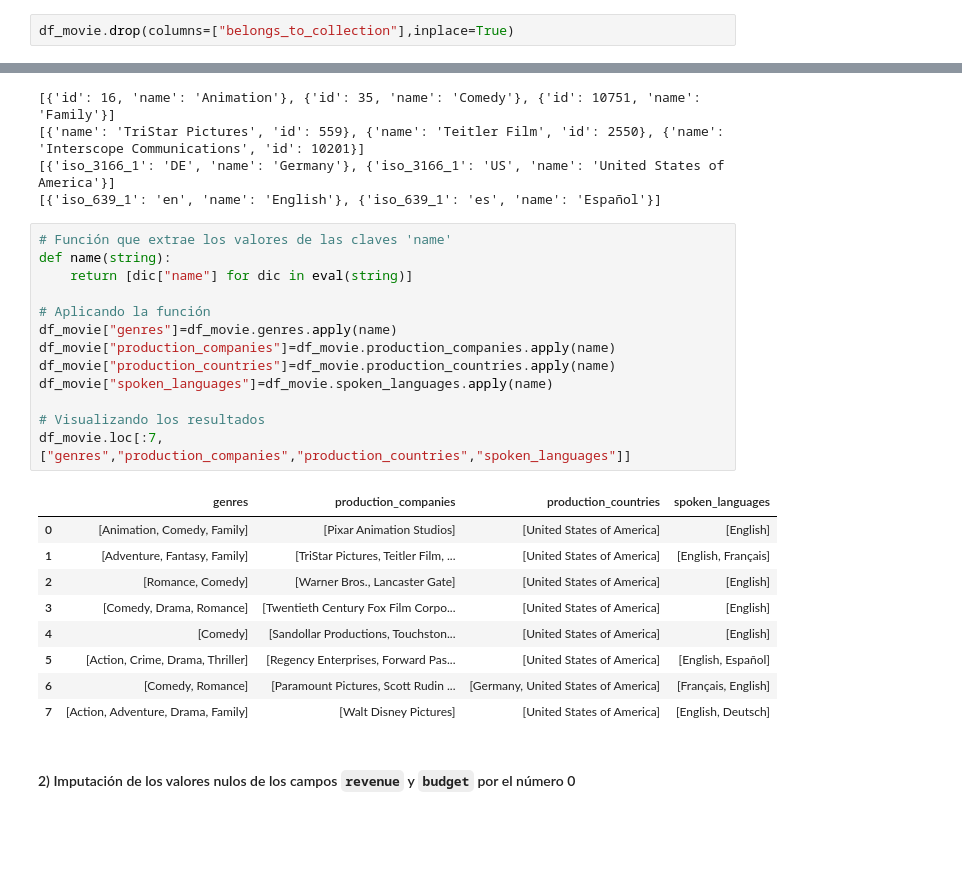
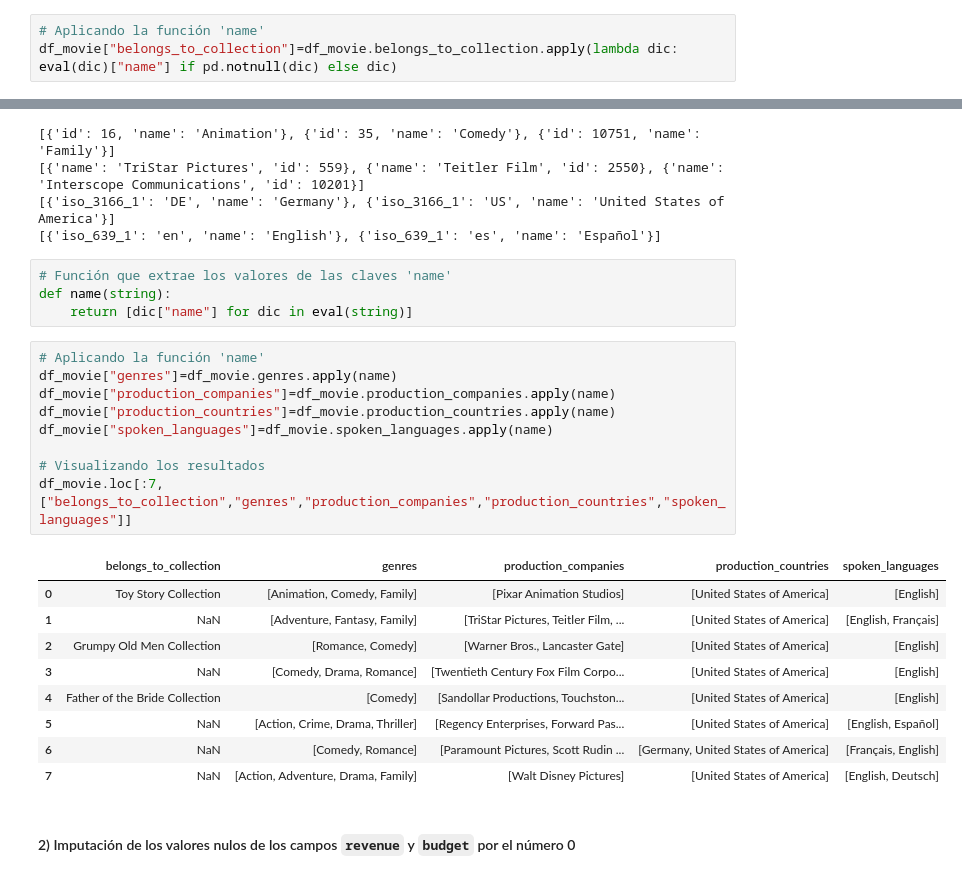
Before and after one commit to JersonGB22/ProyectoIndividual1_MLOps_IMDb, a Jupyter notebook: Transformaciones.ipynb, the cells around one changed output, grey strips where cells are left out. Saved outputs shown, nothing was run; the diff lists cells and outputs as text; blank space fills up the shorter version.

```diff
--- a/Transformaciones.ipynb
+++ b/Transformaciones.ipynb
@@ -87,8 +87,9 @@ Este campo almacena las rutas relativas de las imágenes de las películas. Sin
 df_movie.belongs_to_collection[0]
 # %% [output]
 "{'id': 10194, 'name': 'Toy Story Collection', 'poster_path': '/7G9915LfUQ2lVfwMEEhDsn3kT4B.jpg', 'backdrop_path': '/9FBwqcd9IRruEDUrTdcaafOMKUq.jpg'}"
-# %%
-df_movie.drop(columns=["belongs_to_collection"],inplace=True)
+# %%
+# Aplicando la función 'name'
+df_movie["belongs_to_collection"]=df_movie.belongs_to_collection.apply(lambda dic: eval(dic)["name"] if pd.notnull(dic) else dic)
 # %% [markdown]
 * Columnas `genres`, `production_companies`, ``production_countries`` y `spoken_languages`
 # %% [markdown]
@@ -103,29 +104,29 @@ print(df_movie.spoken_languages[5])
 [{'name': 'TriStar Pictures', 'id': 559}, {'name': 'Teitler Film', 'id': 2550}, {'name': 'Interscope Communications', 'id': 10201}]
 [{'iso_3166_1': 'DE', 'name': 'Germany'}, {'iso_3166_1': 'US', 'name': 'United States of America'}]
 [{'iso_639_1': 'en', 'name': 'English'}, {'iso_639_1': 'es', 'name': 'Español'}]
+# %%
+# Función que extrae los valores de las claves 'name'
+def name(string):
+    return [dic["name"] for dic in eval(string)]
 # %%
-# Función que extrae los valores de las claves 'name'
-def name(string):
-    return [dic["name"] for dic in eval(string)]
-
-# Aplicando la función
+# Aplicando la función 'name'
 df_movie["genres"]=df_movie.genres.apply(name)
 df_movie["production_companies"]=df_movie.production_companies.apply(name)
 df_movie["production_countries"]=df_movie.production_countries.apply(name)
 df_movie["spoken_languages"]=df_movie.spoken_languages.apply(name)
 
 # Visualizando los resultados
-df_movie.loc[:7,["genres","production_companies","production_countries","spoken_languages"]]
+df_movie.loc[:7,["belongs_to_collection","genres","production_companies","production_countries","spoken_languages"]]
 # %% [output]
-|  | genres | production_companies | production_countries | spoken_languages |
-| 0 | [Animation, Comedy, Family] | [Pixar Animation Studios] | [United States of America] | [English] |
-| 1 | [Adventure, Fantasy, Family] | [TriStar Pictures, Teitler Film, ... | [United States of America] | [English, Français] |
-| 2 | [Romance, Comedy] | [Warner Bros., Lancaster Gate] | [United States of America] | [English] |
-| 3 | [Comedy, Drama, Romance] | [Twentieth Century Fox Film Corpo... | [United States of America] | [English] |
-| 4 | [Comedy] | [Sandollar Productions, Touchston... | [United States of America] | [English] |
-| 5 | [Action, Crime, Drama, Thriller] | [Regency Enterprises, Forward Pas... | [United States of America] | [English, Español] |
-| 6 | [Comedy, Romance] | [Paramount Pictures, Scott Rudin ... | [Germany, United States of America] | [Français, English] |
-| 7 | [Action, Adventure, Drama, Family] | [Walt Disney Pictures] | [United States of America] | [English, Deutsch] |
+|  | belongs_to_collection | genres | production_companies | production_countries | spoken_languages |
+| 0 | Toy Story Collection | [Animation, Comedy, Family] | [Pixar Animation Studios] | [United States of America] | [English] |
+| 1 | NaN | [Adventure, Fantasy, Family] | [TriStar Pictures, Teitler Film, ... | [United States of America] | [English, Français] |
+| 2 | Grumpy Old Men Collection | [Romance, Comedy] | [Warner Bros., Lancaster Gate] | [United States of America] | [English] |
+| 3 | NaN | [Comedy, Drama, Romance] | [Twentieth Century Fox Film Corpo... | [United States of America] | [English] |
+| 4 | Father of the Bride Collection | [Comedy] | [Sandollar Productions, Touchston... | [United States of America] | [English] |
+| 5 | NaN | [Action, Crime, Drama, Thriller] | [Regency Enterprises, Forward Pas... | [United States of America] | [English, Español] |
+| 6 | NaN | [Comedy, Romance] | [Paramount Pictures, Scott Rudin ... | [Germany, United States of America] | [Français, English] |
+| 7 | NaN | [Action, Adventure, Drama, Family] | [Walt Disney Pictures] | [United States of America] | [English, Deutsch] |
 # %% [markdown]
 #### 2) Imputación de los valores nulos de los campos ``revenue`` y ``budget`` por el número 0
 # %% [markdown]
```
Also changed, not shown: parts of 12 cells of this notebook, 2 other files.
